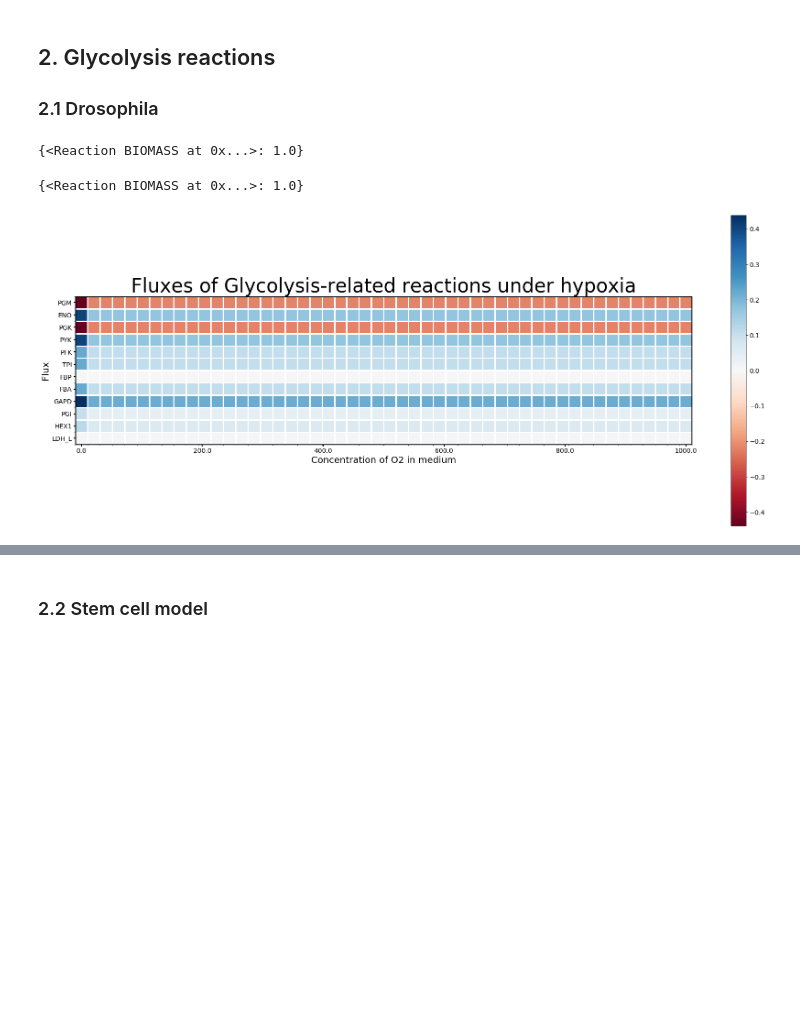
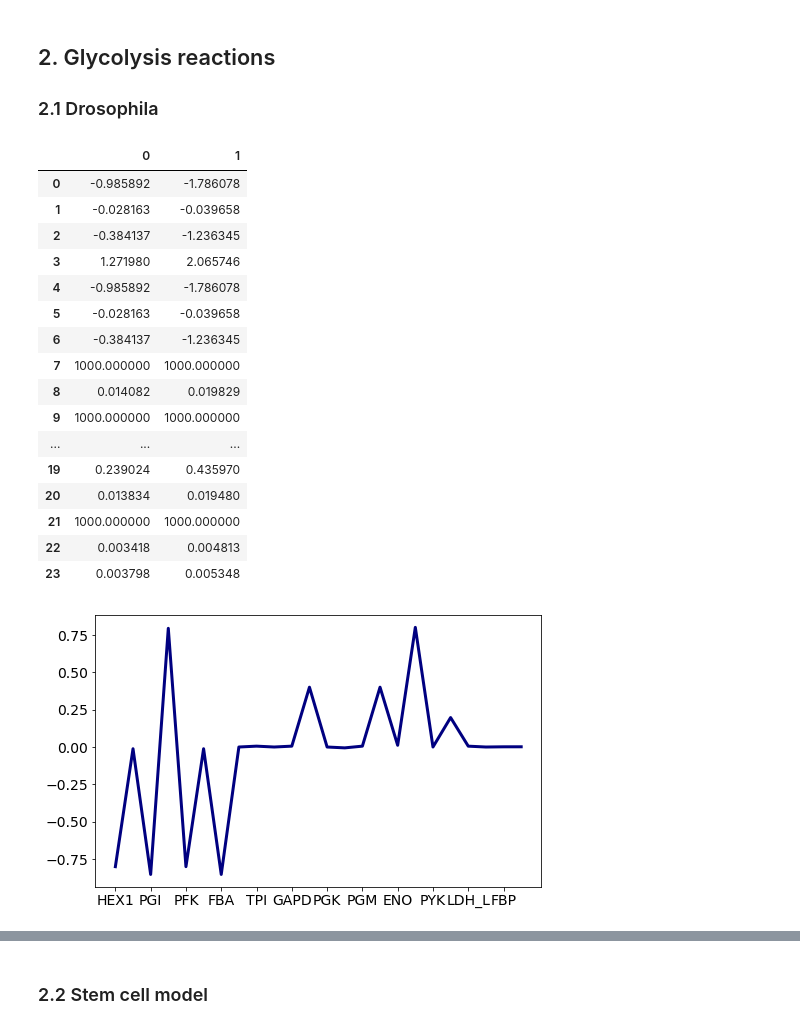
Before and after one commit to dwgoblue/FlyMetabolicModel, a Jupyter notebook: FlyPyFBA.ipynb, the cells around one changed output, grey strips where cells are left out. Cells and saved outputs as stored; diff of their text form; code cells hidden in the pictures; blank space fills up the shorter version.

```diff
--- a/FlyPyFBA.ipynb
+++ b/FlyPyFBA.ipynb
@@ -275,14 +310,39 @@ for ele in model.reactions:
 ### 2.1 Drosophila
 # %%
 sample_size = 50
-perturb = np.linspace(0, 1000, sample_size)
+perturb = np.linspace(0, 1, sample_size)
 gh, flux = exp_change_medium(model, perturb, glycolysis, "BIOMASS")
-hypoxia_heatmap(perturb, model, 'Glycolysis-related', glycolysis, flux,
+hypoxia_heatmap(perturb, model, 'Glycolysis-related', glycolysis, np.ma.log(flux),
                 'biomass_fly_glycolysis', ylabel='Flux')
+df = pd.DataFrame(flux[:, [0,-1]])
-# %% [output]
-{<Reaction BIOMASS at 0x...>: 1.0}
-{<Reaction BIOMASS at 0x...>: 1.0}
-[figure, removed]
+# %%
+import seaborn as sns
+v = df[1]-df[0]
+fig = plt.figure(figsize=(8, 5))
+ax = fig.add_subplot(111)
+sns.lineplot(np.arange(len(v)), v, ax=ax, color='navy')
+ax.set_xticks(2*np.arange(len(glycolysis[:-1])))
+ax.set_xticklabels(glycolysis[:-1])
+df
+# %% [output]
+|  | 0 | 1 |
+| 0 | -0.985892 | -1.786078 |
+| 1 | -0.028163 | -0.039658 |
+| 2 | -0.384137 | -1.236345 |
+| 3 | 1.271980 | 2.065746 |
+| 4 | -0.985892 | -1.786078 |
+| 5 | -0.028163 | -0.039658 |
+| 6 | -0.384137 | -1.236345 |
+| 7 | 1000.000000 | 1000.000000 |
+| 8 | 0.014082 | 0.019829 |
+| 9 | 1000.000000 | 1000.000000 |
+| ... | ... | ... |
+| 19 | 0.239024 | 0.435970 |
+| 20 | 0.013834 | 0.019480 |
+| 21 | 1000.000000 | 1000.000000 |
+| 22 | 0.003418 | 0.004813 |
+| 23 | 0.003798 | 0.005348 |
+[figure, added]
 # %%
 model.reactions.get_by_id('PGK')
 # %% [output]
```
Also changed, not shown: parts of 12 cells of this notebook, 23 other files.
